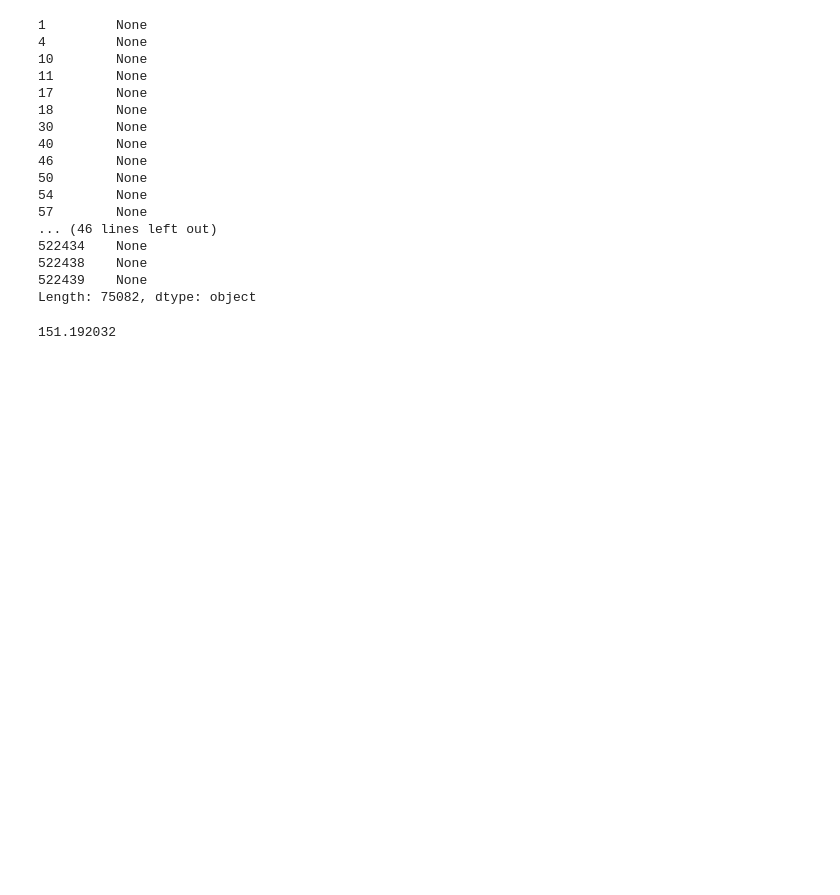
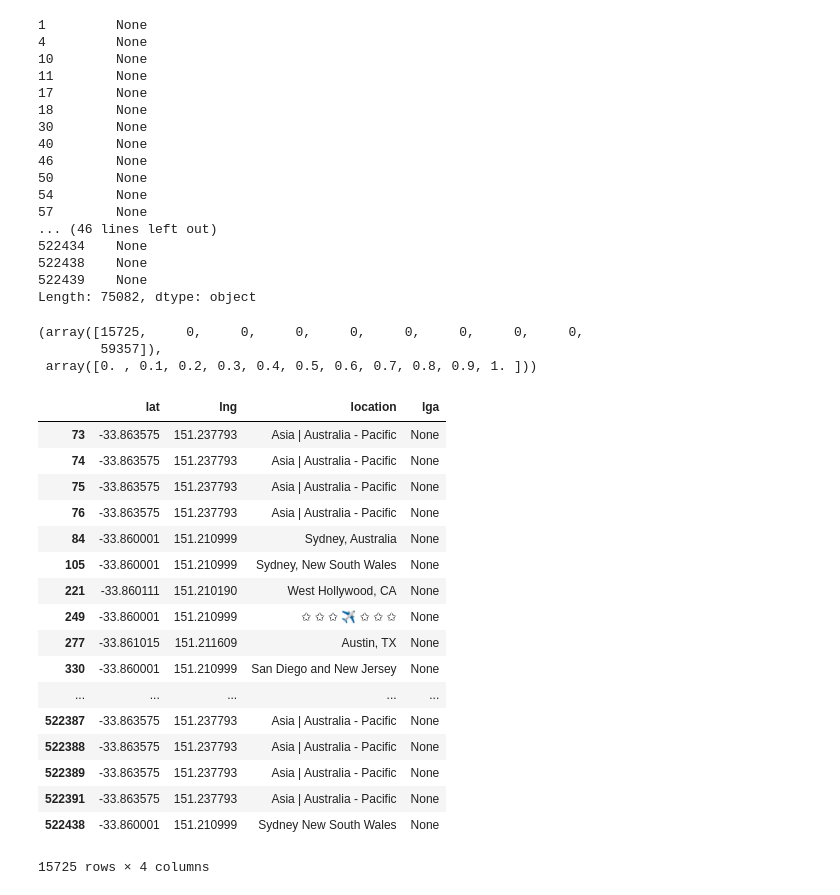
Before and after one commit to desultir/capstone, a Jupyter notebook: notebooks/tdm/pyshp experimentation.ipynb, the cells around one changed output. Drawn from its saved outputs; the diff is of its cells as text; code cells hidden in the pictures; blank space fills up the shorter version.

```diff
--- a/notebooks/tdm/pyshp experimentation.ipynb
+++ b/notebooks/tdm/pyshp experimentation.ipynb
@@ -107,10 +125,34 @@ Length: 75082, dtype: object
 # %%
 
 output, found = whichlga(tweetpoints, nswshapes)
-found = np.ndarray(found)
+found = np.asarray(found)
 np.histogram(found)
+# %% [output]
+(array([15725,     0,     0,     0,     0,     0,     0,     0,     0,
+        59357]),
+ array([0. , 0.1, 0.2, 0.3, 0.4, 0.5, 0.6, 0.7, 0.8, 0.9, 1. ]))
-# %%
-
-tweetpoints[0].y
-# %% [output]
-151.192032
+# %%
+#tweetdf[pd.isnull(output)]
+tweetdf.loc[tweetdf['lat'].notnull(),'lga'] = np.asarray(output)
+# %%
+tweetdf[['lat','lng','location','lga']].loc[pd.isnull(tweetdf['lga']) & ~pd.isnull(tweetdf['lat'])]
+#output
+# %% [output]
+|  | lat | lng | location | lga |
+| 73 | -33.863575 | 151.237793 | Asia | Australia - Pacific | None |
+| 74 | -33.863575 | 151.237793 | Asia | Australia - Pacific | None |
+| 75 | -33.863575 | 151.237793 | Asia | Australia - Pacific | None |
+| 76 | -33.863575 | 151.237793 | Asia | Australia - Pacific | None |
+| 84 | -33.860001 | 151.210999 | Sydney, Australia | None |
+| 105 | -33.860001 | 151.210999 | Sydney, New South Wales | None |
+| 221 | -33.860111 | 151.210190 | West Hollywood, CA | None |
+| 249 | -33.860001 | 151.210999 | ✩ ✩ ✩ ✈ ✩ ✩ ✩ | None |
+| 277 | -33.861015 | 151.211609 | Austin, TX | None |
+| 330 | -33.860001 | 151.210999 | San Diego and New Jersey | None |
+| ... | ... | ... | ... | ... |
+| 522387 | -33.863575 | 151.237793 | Asia | Australia - Pacific | None |
+| 522388 | -33.863575 | 151.237793 | Asia | Australia - Pacific | None |
+| 522389 | -33.863575 | 151.237793 | Asia | Australia - Pacific | None |
+| 522391 | -33.863575 | 151.237793 | Asia | Australia - Pacific | None |
+| 522438 | -33.860001 | 151.210999 | Sydney New South Wales | None |
+15725 rows × 4 columns
```
Also changed, not shown: parts of 10 cells of this notebook.
